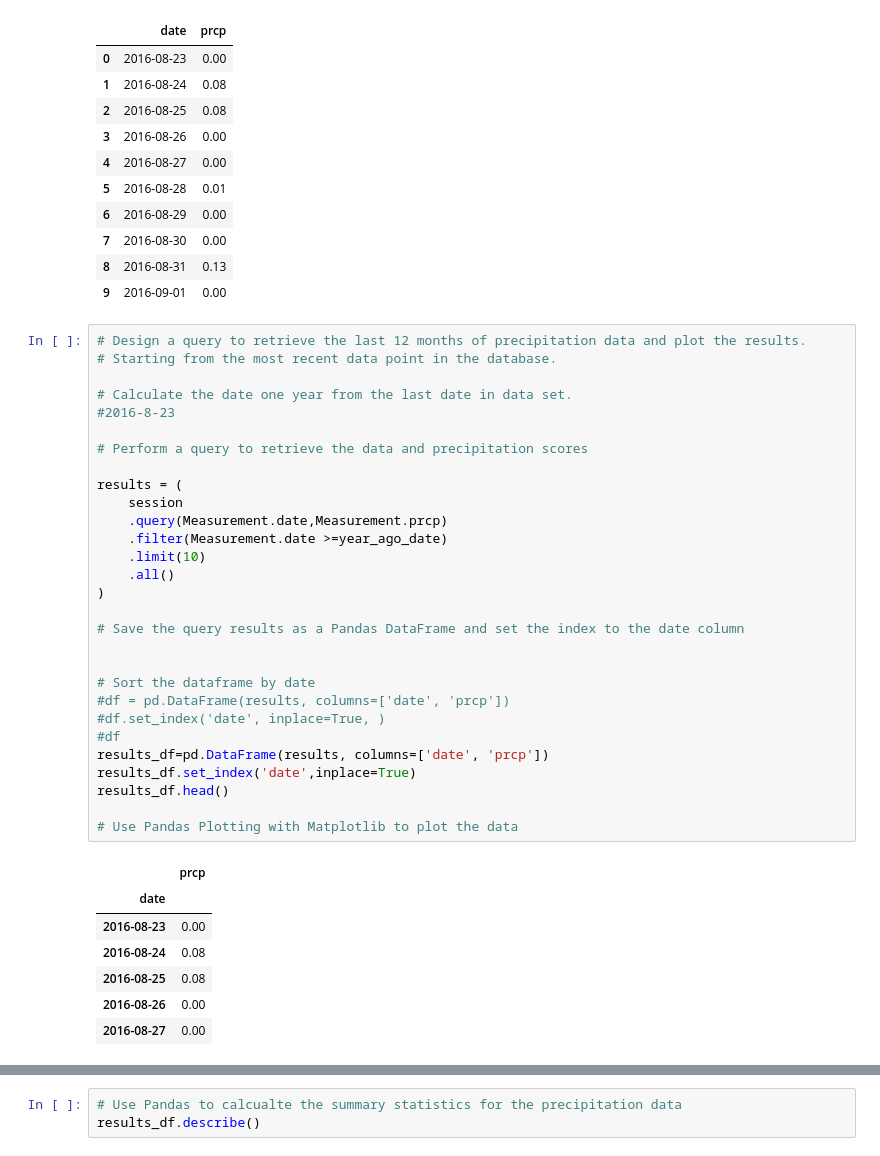
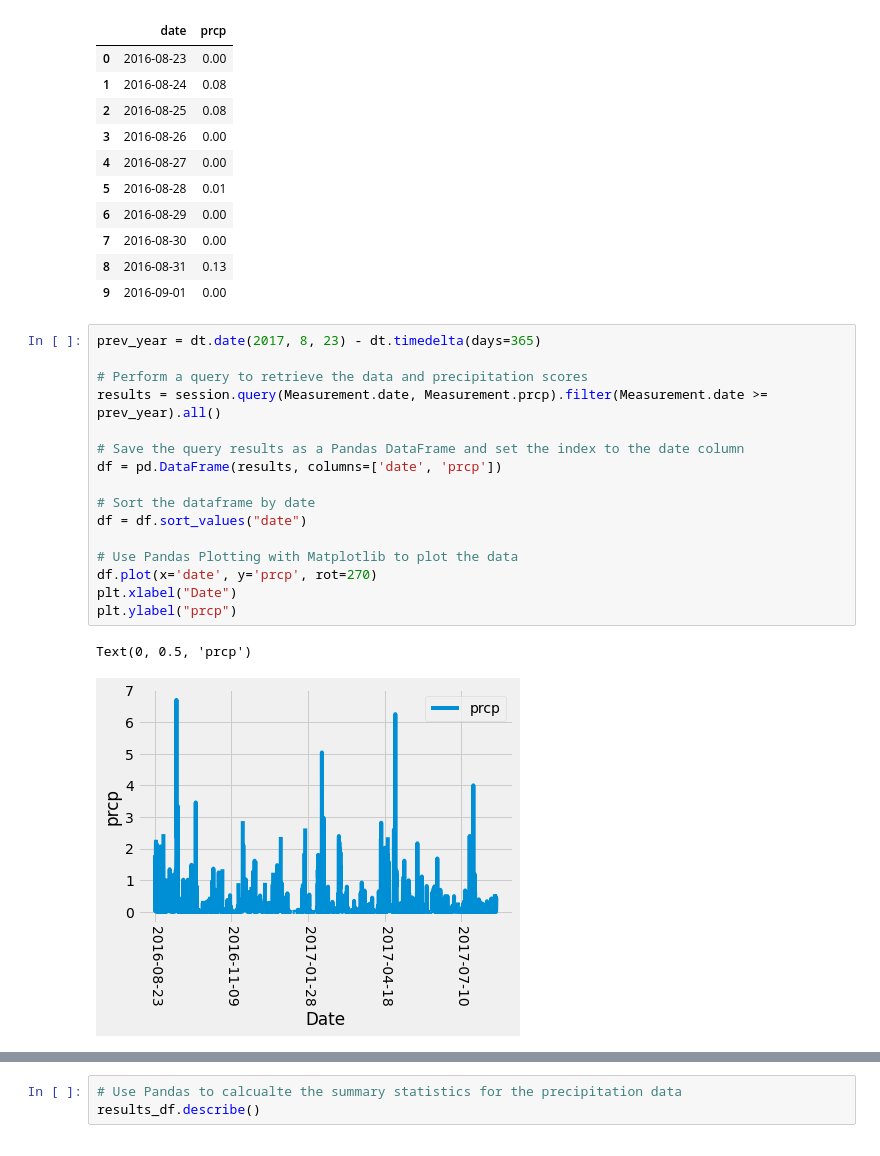
Before and after one commit to amjad5050/sqlalchemy-challenge, a Jupyter notebook: Instructions/climate_starter.ipynb, the cells around one changed output, grey strips where cells are left out. Cells and saved outputs as stored; diff of their text form.

```diff
--- a/Instructions/climate_starter.ipynb
+++ b/Instructions/climate_starter.ipynb
@@ -106,39 +106,21 @@ results_df.head(20)
 | 8 | 2016-08-31 | 0.13 |
 | 9 | 2016-09-01 | 0.00 |
 # %%
-# Design a query to retrieve the last 12 months of precipitation data and plot the results.
-# Starting from the most recent data point in the database.
-
-# Calculate the date one year from the last date in data set.
-#2016-8-23
+prev_year = dt.date(2017, 8, 23) - dt.timedelta(days=365)
 
 # Perform a query to retrieve the data and precipitation scores
-
-results = (
-    session
-    .query(Measurement.date,Measurement.prcp)
-    .filter(Measurement.date >=year_ago_date)
-    .limit(10)
-    .all()
-)
+results = session.query(Measurement.date, Measurement.prcp).filter(Measurement.date >= prev_year).all()
 
 # Save the query results as a Pandas DataFrame and set the index to the date column
-
+df = pd.DataFrame(results, columns=['date', 'prcp'])
 
 # Sort the dataframe by date
-#df = pd.DataFrame(results, columns=['date', 'prcp'])
-#df.set_index('date', inplace=True, )
-#df
-results_df=pd.DataFrame(results, columns=['date', 'prcp'])
-results_df.set_index('date',inplace=True)
-results_df.head()
+df = df.sort_values("date")
 
 # Use Pandas Plotting with Matplotlib to plot the data
+df.plot(x='date', y='prcp', rot=270)
+plt.xlabel("Date")
+plt.ylabel("prcp")
 # %% [output]
-|  | prcp |
-| date |  |
-| 2016-08-23 | 0.00 |
-| 2016-08-24 | 0.08 |
-| 2016-08-25 | 0.08 |
-| 2016-08-26 | 0.00 |
-| 2016-08-27 | 0.00 |
+Text(0, 0.5, 'prcp')
+[figure, added]
```
Also changed, not shown: parts of 7 cells of this notebook, 2 other files.
